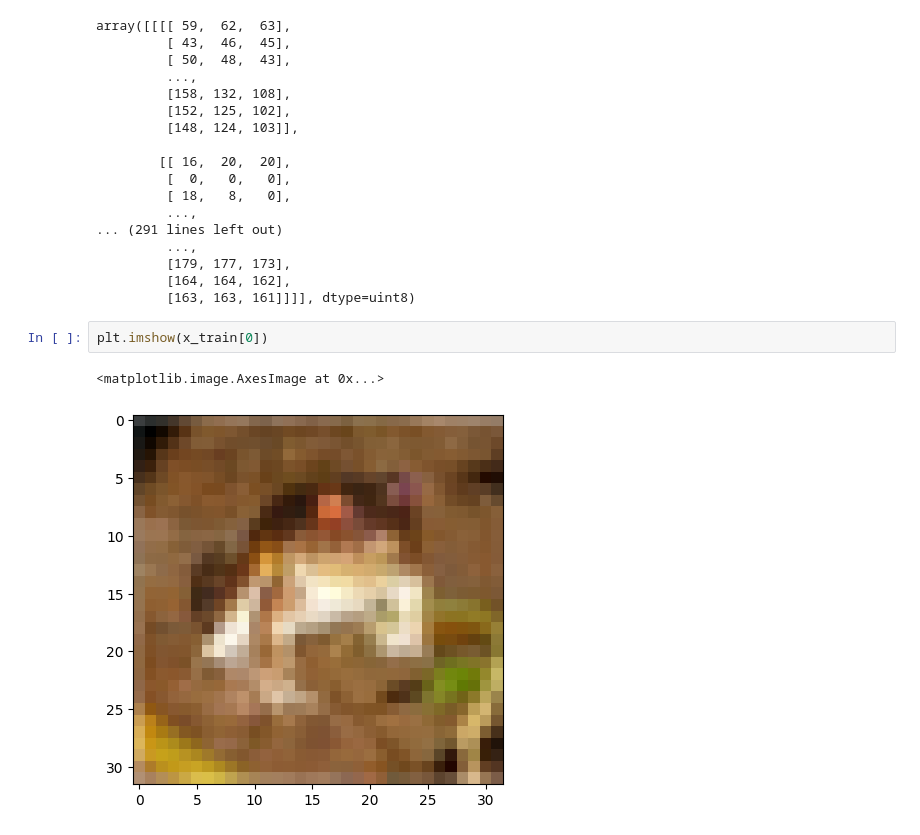
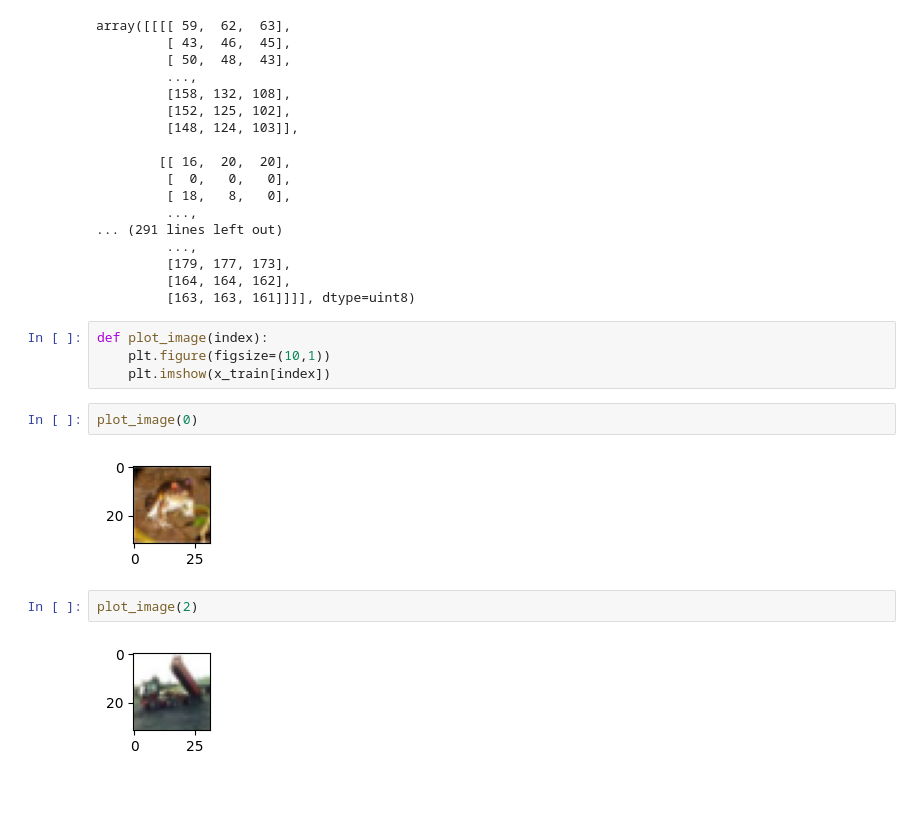
Before and after one commit to Aakanshi-Sharma/multi-image-cnn, a Jupyter notebook: model.ipynb, the cells around one changed output. Cells and saved outputs as stored; diff of their text form; blank space fills up the shorter version.

Commit message:
image function

```diff
--- a/model.ipynb
+++ b/model.ipynb
@@ -48,8 +48,15 @@ array([[[[ 59,  62,  63],
          [179, 177, 173],
          [164, 164, 162],
          [163, 163, 161]]]], dtype=uint8)
-# %%
-plt.imshow(x_train[0])
-# %% [output]
-<matplotlib.image.AxesImage at 0x...>
-[figure, removed]
+# %%
+def plot_image(index):
+    plt.figure(figsize=(10,1))
+    plt.imshow(x_train[index])
+# %%
+plot_image(0)
+# %% [output]
+[figure, added]
+# %%
+plot_image(2)
+# %% [output]
+[figure, added]
```
